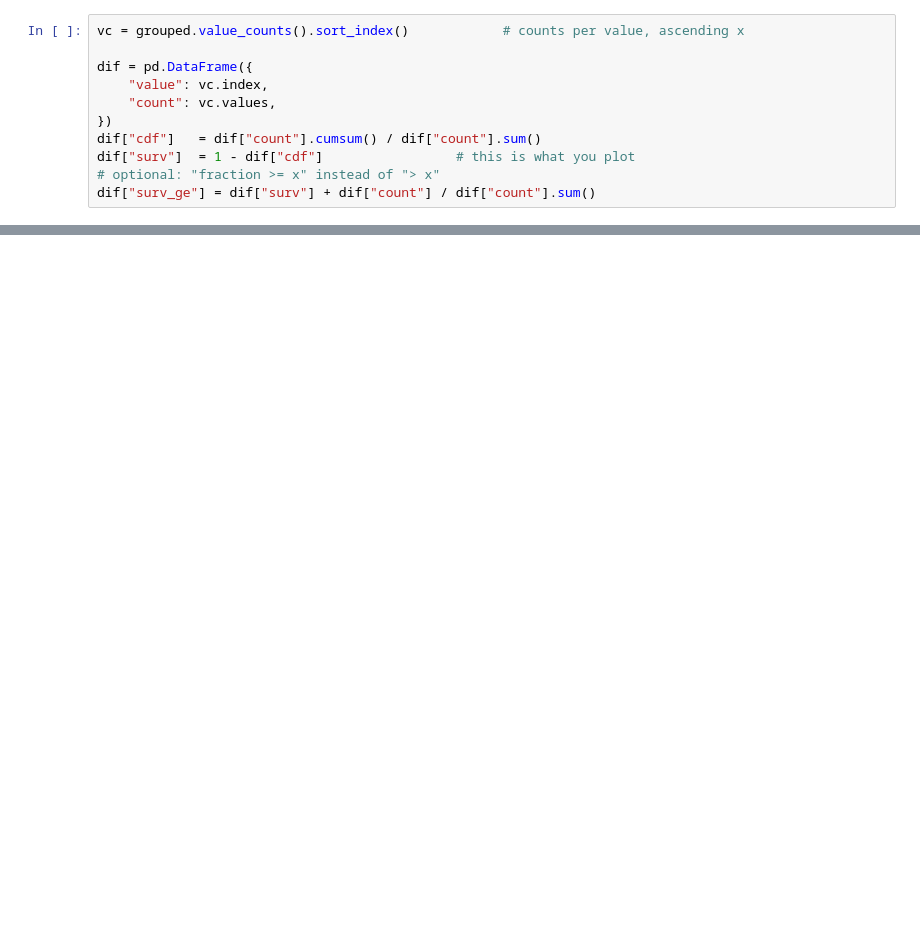
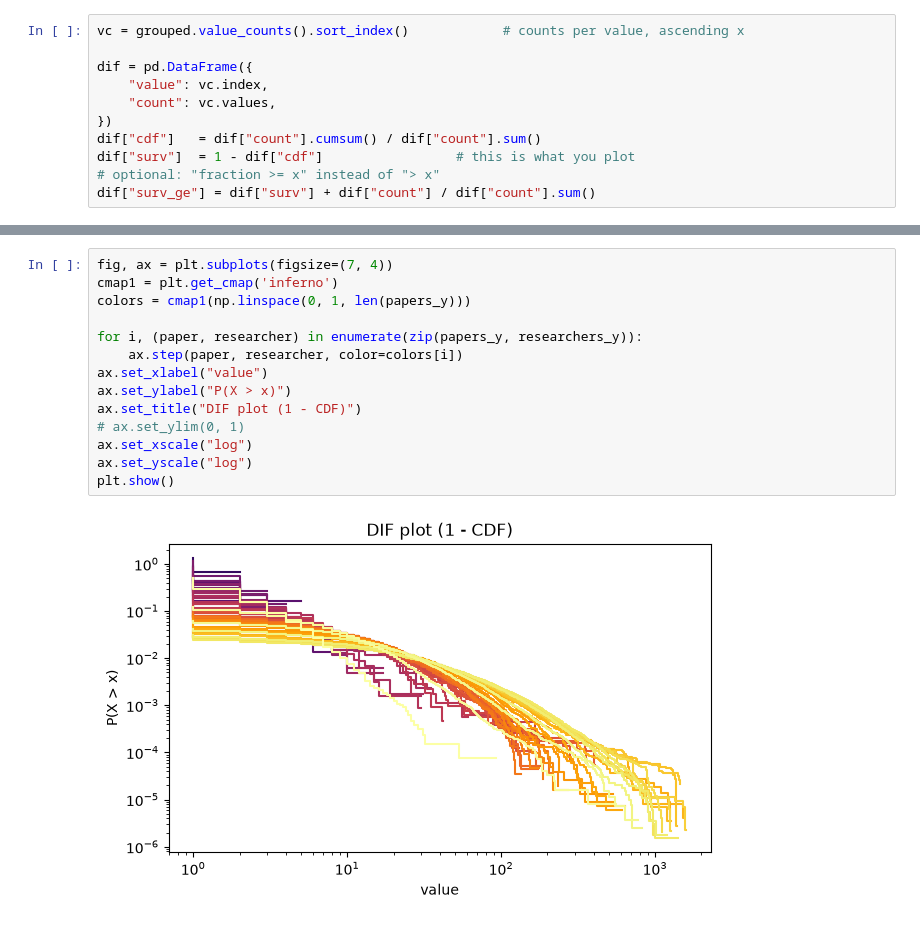
Before and after one commit to AdriRed/science-squared-avbd, a Jupyter notebook: notebooks/power_laws.ipynb, the cells around one changed output, grey strips where cells are left out. Drawn from its saved outputs; the diff is of its cells as text; blank space fills up the shorter version.

```diff
--- a/notebooks/power_laws.ipynb
+++ b/notebooks/power_laws.ipynb
@@ -46,0 +167,16 @@ plt.show()
+# %%
+fig, ax = plt.subplots(figsize=(7, 4))
+cmap1 = plt.get_cmap('inferno')
+colors = cmap1(np.linspace(0, 1, len(papers_y)))
+
+for i, (paper, researcher) in enumerate(zip(papers_y, researchers_y)):
+    ax.step(paper, researcher, color=colors[i])
+ax.set_xlabel("value")
+ax.set_ylabel("P(X > x)")
+ax.set_title("DIF plot (1 - CDF)")
+# ax.set_ylim(0, 1)
+ax.set_xscale("log")
+ax.set_yscale("log")
+plt.show()
+# %% [output]
+[figure, added]
```
Also changed, not shown: parts of 9 cells of this notebook, 1 other file.
